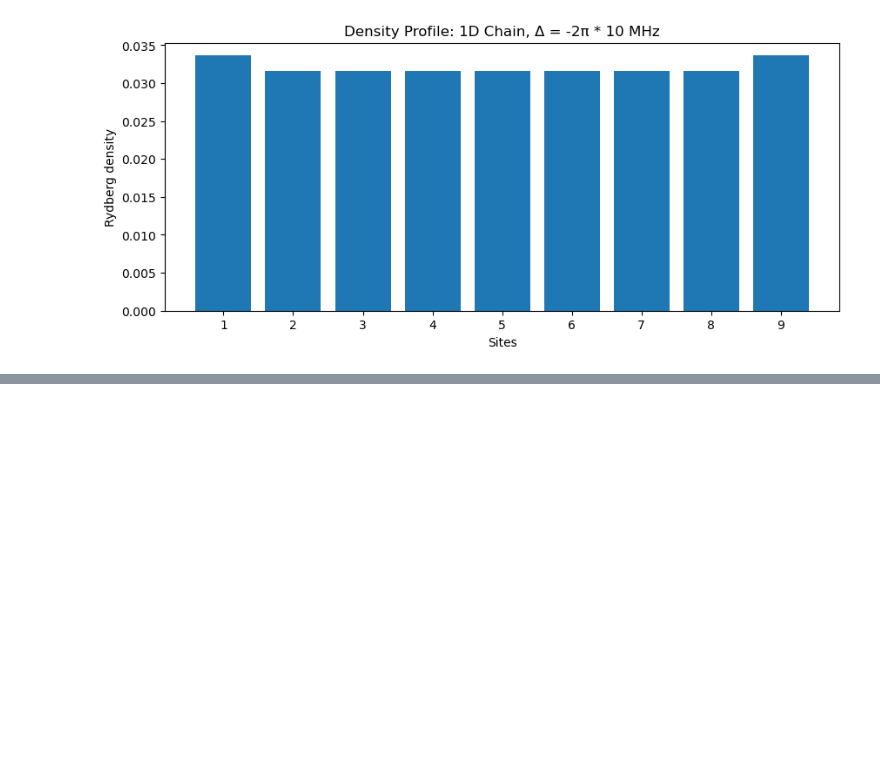
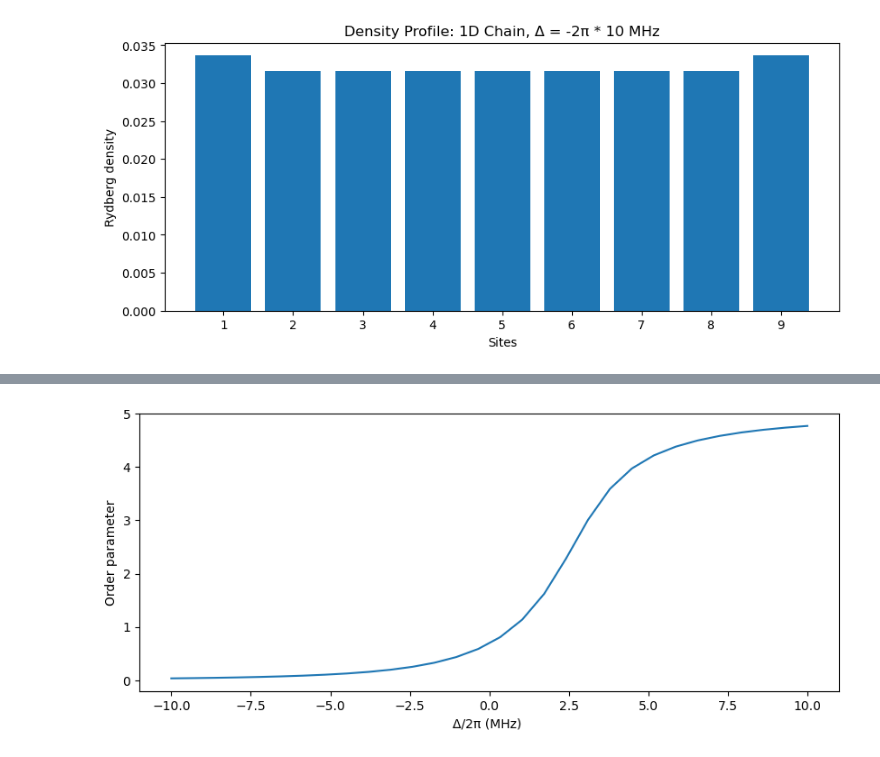
Before and after one commit to CDL-Quantum/CohortProject_2022, a Jupyter notebook: Week1_Rydberg/Adiabatic.ipynb, the cells around one changed output, grey strips where cells are left out. Drawn from its saved outputs; the diff is of its cells as text; code cells hidden in the pictures; blank space fills up the shorter version.

```diff
--- a/Week1_Rydberg/Adiabatic.ipynb
+++ b/Week1_Rydberg/Adiabatic.ipynb
@@ -47,0 +58,12 @@ fig
+# %%
+order_para = map(1:Δ_step) do ii
+    return sum(density_g[ii, 1:2:nsites]) - sum(density_g[ii, 2:2:nsites])
+end
+
+fig, ax = plt.subplots(figsize = (10, 4))
+ax.plot(Δ / 2π, order_para)
+ax.set_xlabel("Δ/2π (MHz) ")
+ax.set_ylabel("Order parameter")
+fig
+# %% [output]
+[figure, added]
```
Also changed, not shown: parts of 4 cells of this notebook.
